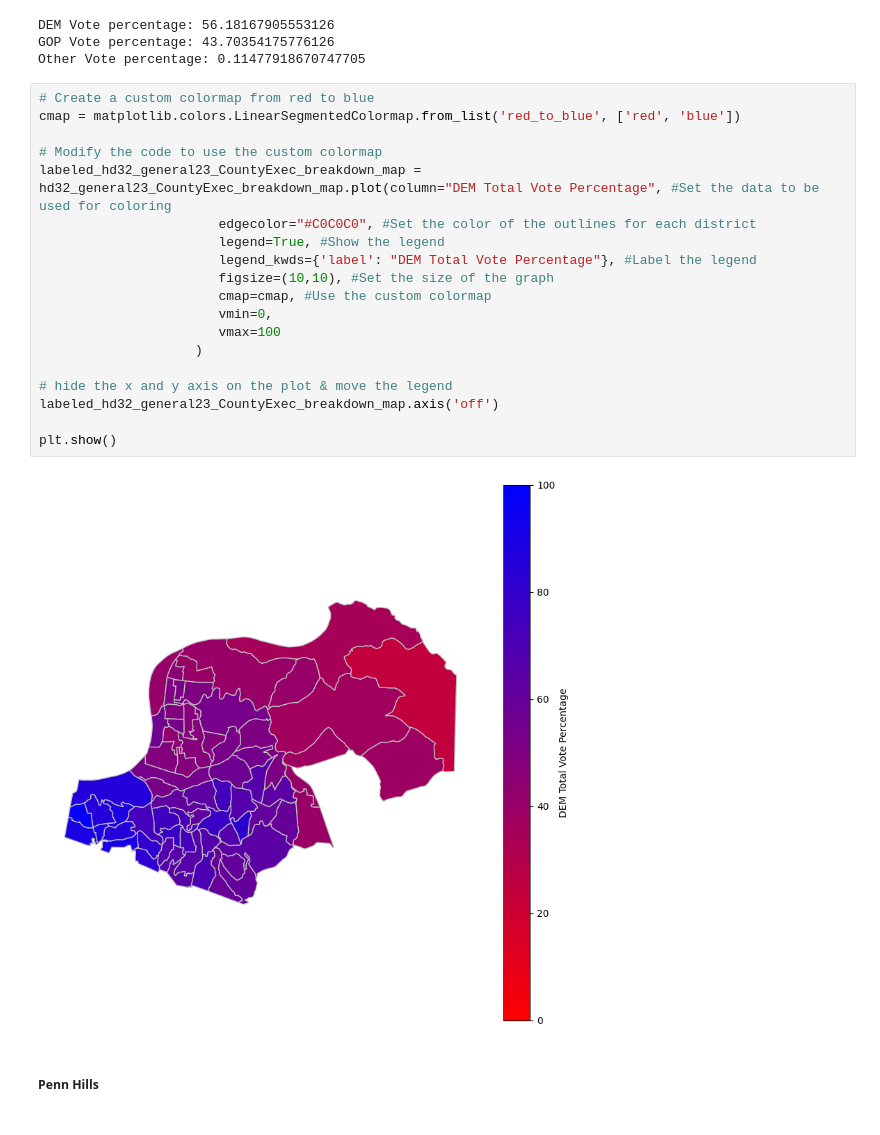
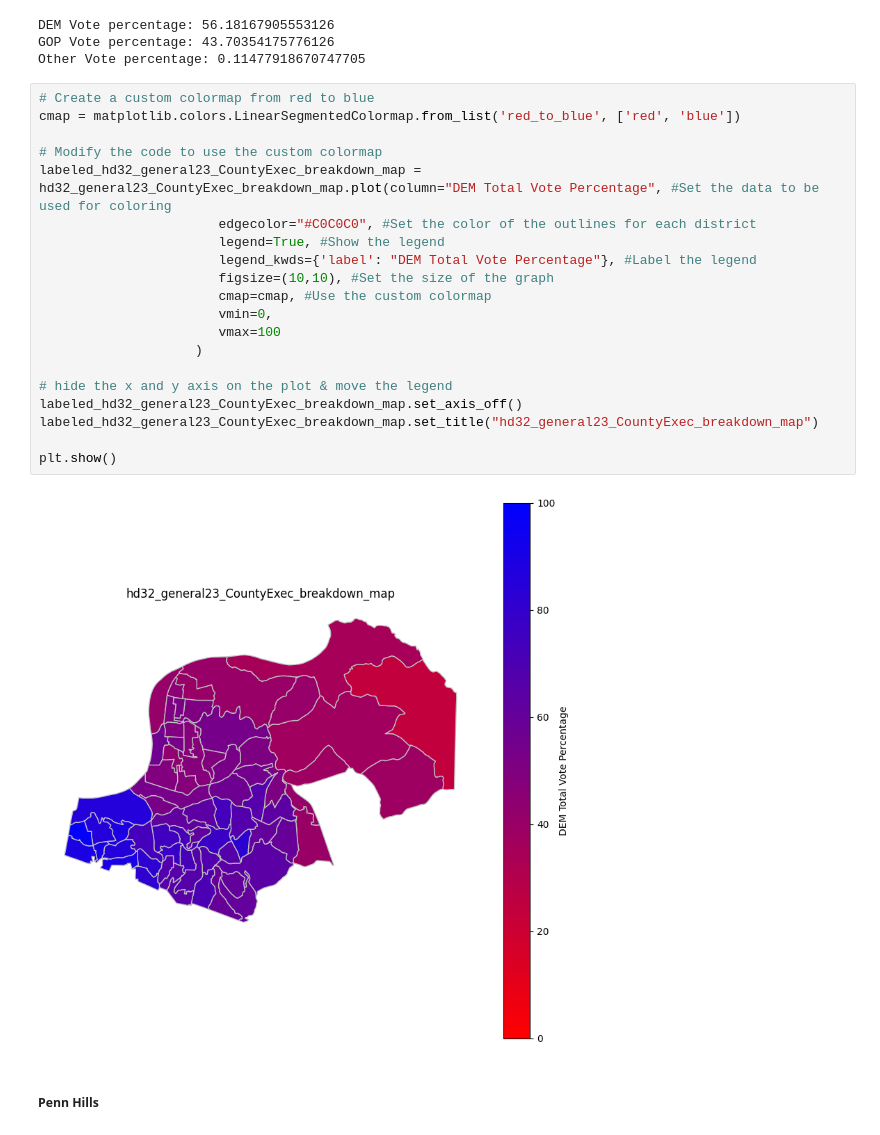
Before and after one commit to jonprice99/Regional-Election-Analysis, a Jupyter notebook: election_data.ipynb, the cells around one changed output. Saved outputs shown, nothing was run; the diff lists cells and outputs as text.

Commit message:
Small modification to turnout & breakdown maps

```diff
--- a/election_data.ipynb
+++ b/election_data.ipynb
@@ -1953,24 +1962,25 @@ Other Vote percentage: 0.11477918670747705
 # %%
 # Create a custom colormap from red to blue
 cmap = matplotlib.colors.LinearSegmentedColormap.from_list('red_to_blue', ['red', 'blue'])
 
 # Modify the code to use the custom colormap
 labeled_hd32_general23_CountyExec_breakdown_map = hd32_general23_CountyExec_breakdown_map.plot(column="DEM Total Vote Percentage", #Set the data to be used for coloring
                        edgecolor="#C0C0C0", #Set the color of the outlines for each district
                        legend=True, #Show the legend
                        legend_kwds={'label': "DEM Total Vote Percentage"}, #Label the legend
                        figsize=(10,10), #Set the size of the graph
                        cmap=cmap, #Use the custom colormap
                        vmin=0,
                        vmax=100
                     )
 
 # hide the x and y axis on the plot & move the legend
-labeled_hd32_general23_CountyExec_breakdown_map.axis('off')
+labeled_hd32_general23_CountyExec_breakdown_map.set_axis_off()
+labeled_hd32_general23_CountyExec_breakdown_map.set_title("hd32_general23_CountyExec_breakdown_map")
 
 plt.show()
 # %% [output]
-[figure, old version]
+[figure, new version]
 # %% [markdown]
 ##### Penn Hills
 # %% [markdown]
```
Also changed, not shown: parts of 12 cells of this notebook.
